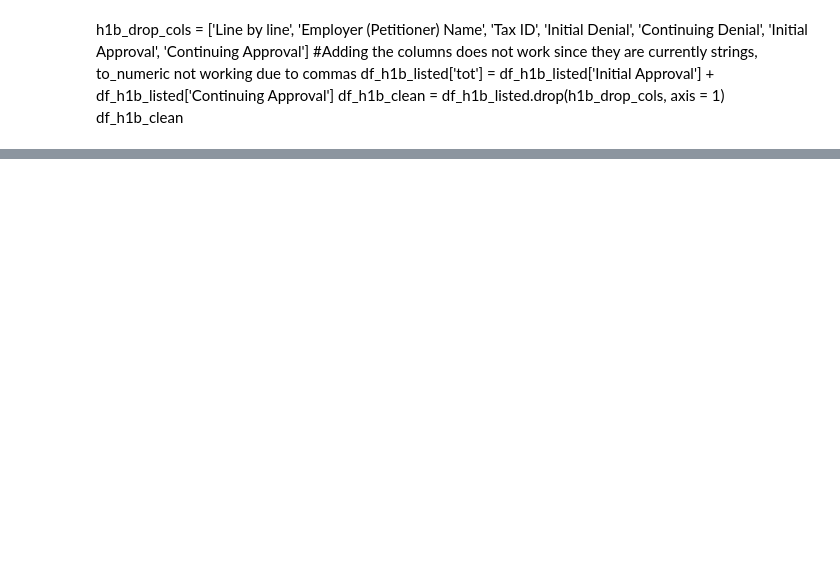
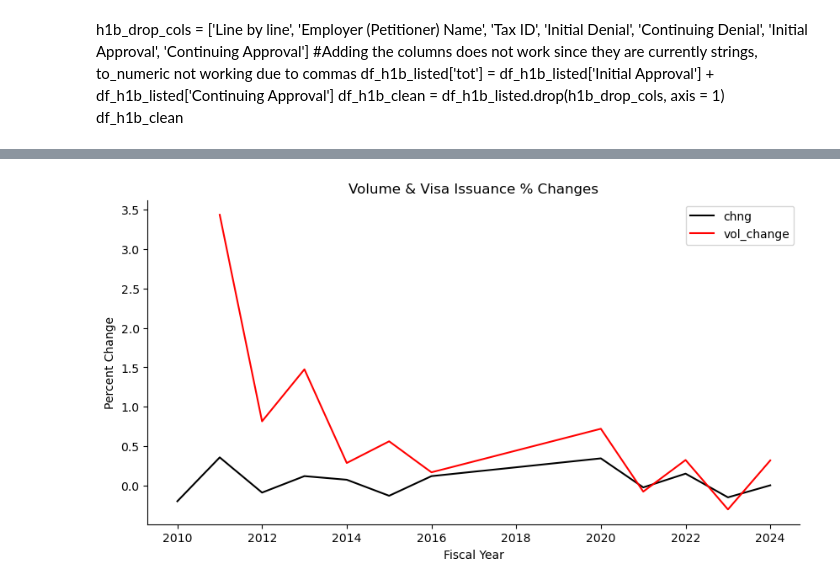
Before and after one commit to 608ohenry/econ570_project, a Jupyter notebook: main.ipynb, the cells around one changed output, grey strips where cells are left out. Cells and saved outputs as stored; diff of their text form; code cells hidden in the pictures; blank space fills up the shorter version.

```diff
--- a/main.ipynb
+++ b/main.ipynb
@@ -259,0 +318,4 @@ def fetch_stock_data(tickers):
+# %%
+voo_data['year'] = voo_data.index.year
+yearly_voo = voo_data.groupby('year').mean().droplevel('Ticker', axis=1)
+yearly_voo.head()
@@ -259,0 +330,5 @@ def fetch_stock_data(tickers):
+# %%
+yearly_voo['vol_change'] = yearly_voo['Volume'].pct_change()
+yearly_voo['open_change'] = yearly_voo['Open'].pct_change()
+yearly_voo['close_change'] = yearly_voo['Close'].pct_change()
+yearly_voo.head()
@@ -259,0 +343,3 @@ def fetch_stock_data(tickers):
+# %%
+year_sums['chng'] = year_sums['tot_app'].pct_change()
+year_sums.head(2)
@@ -259,0 +350,3 @@ def fetch_stock_data(tickers):
+# %%
+combined = yearly_voo.merge(year_sums, left_on='year', right_on='Fiscal Year')
+combined.head(2)
@@ -259,0 +357,15 @@ def fetch_stock_data(tickers):
+# %%
+
+fig, ax = plt.subplots(figsize=(10,5))
+
+ax.plot('Fiscal Year', 'chng' ,data = combined, color='black')
+ax.plot('Fiscal Year', 'vol_change' ,data = combined, color='red')
+ax.set_ylabel('Percent Change')
+ax.set_xlabel('Fiscal Year')
+ax.set_title('Volume & Visa Issuance % Changes')
+ax.legend()
+sns.despine(ax=ax)
+
+plt.show()
+# %% [output]
+[figure, added]
```
Also changed, not shown: parts of 13 cells of this notebook.
